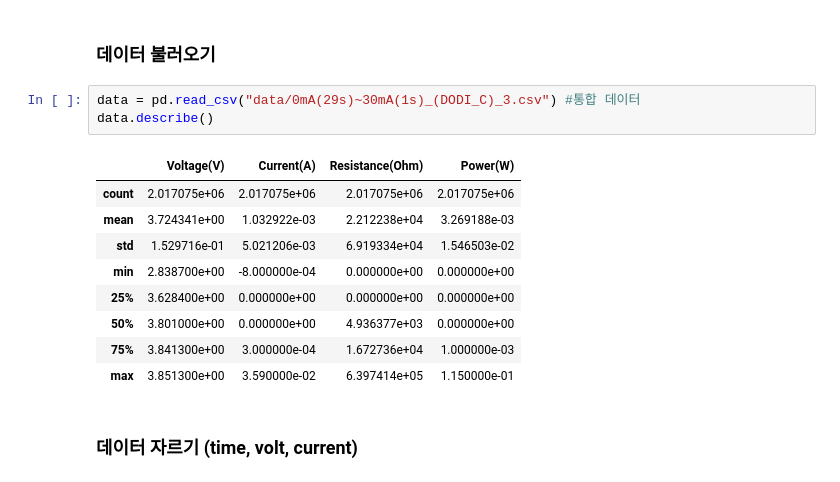
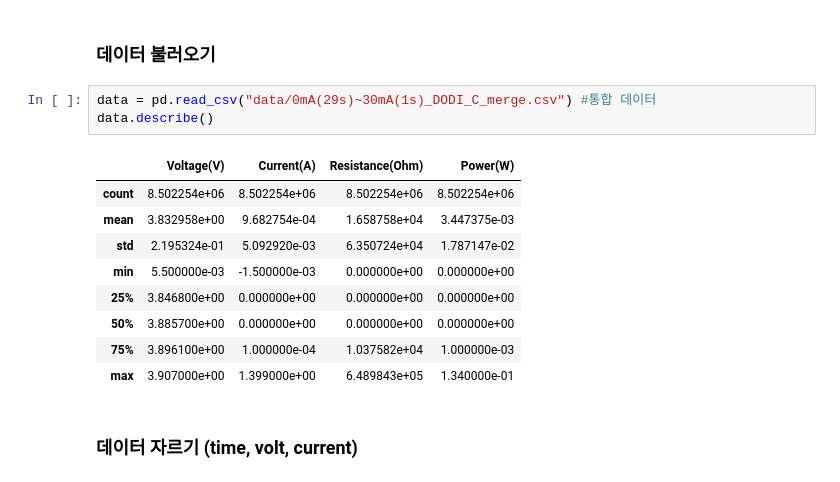
Before and after one commit to minD9it/Battery, a Jupyter notebook: DataAnalysis_DODI.ipynb, the cells around one changed output. Cells and saved outputs as stored; diff of their text form.

```diff
--- a/DataAnalysis_DODI.ipynb
+++ b/DataAnalysis_DODI.ipynb
@@ -10,18 +10,18 @@ from tqdm import tqdm
 # %% [markdown]
 ### 데이터 불러오기
 # %%
-data = pd.read_csv("data/0mA(29s)~30mA(1s)_(DODI_C)_3.csv") #통합 데이터
+data = pd.read_csv("data/0mA(29s)~30mA(1s)_DODI_C_merge.csv") #통합 데이터
 data.describe()
 # %% [output]
 |  | Voltage(V) | Current(A) | Resistance(Ohm) | Power(W) |
-| count | 2.017075e+06 | 2.017075e+06 | 2.017075e+06 | 2.017075e+06 |
-| mean | 3.724341e+00 | 1.032922e-03 | 2.212238e+04 | 3.269188e-03 |
-| std | 1.529716e-01 | 5.021206e-03 | 6.919334e+04 | 1.546503e-02 |
-| min | 2.838700e+00 | -8.000000e-04 | 0.000000e+00 | 0.000000e+00 |
-| 25% | 3.628400e+00 | 0.000000e+00 | 0.000000e+00 | 0.000000e+00 |
-| 50% | 3.801000e+00 | 0.000000e+00 | 4.936377e+03 | 0.000000e+00 |
-| 75% | 3.841300e+00 | 3.000000e-04 | 1.672736e+04 | 1.000000e-03 |
-| max | 3.851300e+00 | 3.590000e-02 | 6.397414e+05 | 1.150000e-01 |
+| count | 8.502254e+06 | 8.502254e+06 | 8.502254e+06 | 8.502254e+06 |
+| mean | 3.832958e+00 | 9.682754e-04 | 1.658758e+04 | 3.447375e-03 |
+| std | 2.195324e-01 | 5.092920e-03 | 6.350724e+04 | 1.787147e-02 |
+| min | 5.500000e-03 | -1.500000e-03 | 0.000000e+00 | 0.000000e+00 |
+| 25% | 3.846800e+00 | 0.000000e+00 | 0.000000e+00 | 0.000000e+00 |
+| 50% | 3.885700e+00 | 0.000000e+00 | 0.000000e+00 | 0.000000e+00 |
+| 75% | 3.896100e+00 | 1.000000e-04 | 1.037582e+04 | 1.000000e-03 |
+| max | 3.907000e+00 | 1.399000e+00 | 6.489843e+05 | 1.340000e-01 |
 # %% [markdown]
 ### 데이터 자르기 (time, volt, current)
 # %%
```
Also changed, not shown: parts of 18 cells of this notebook.
